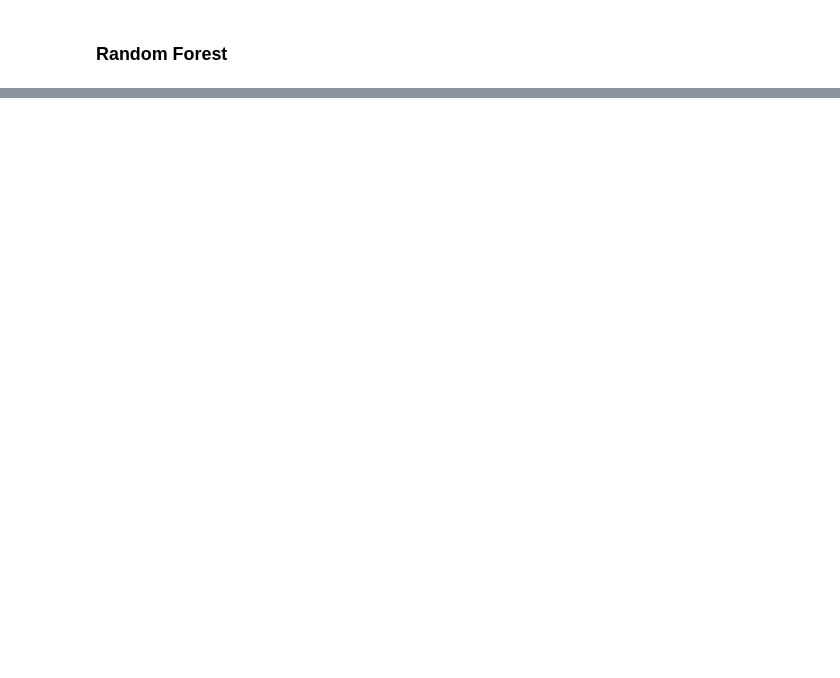
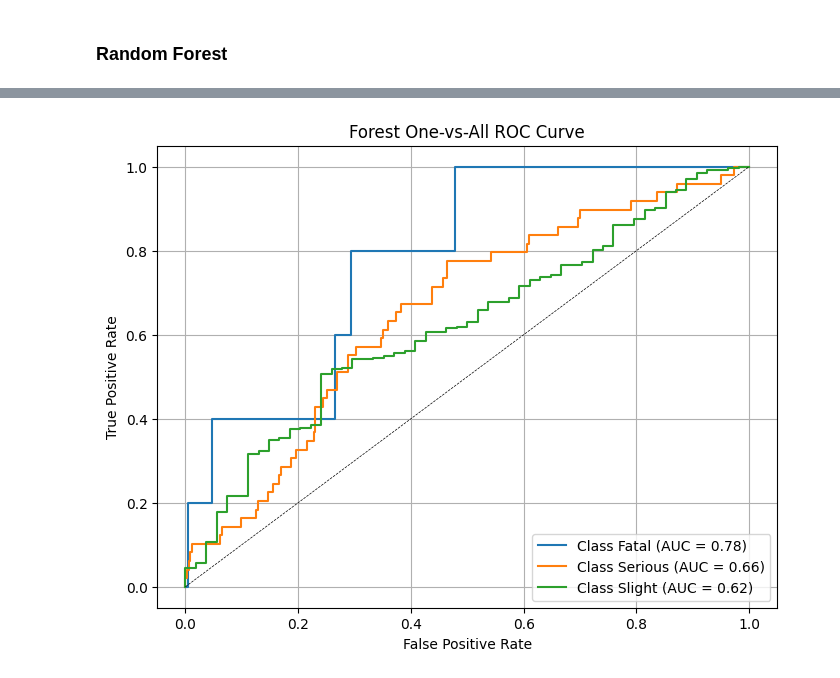
Before and after one commit to pyrocze/trafic_data_analysis, a Jupyter notebook: analysis.ipynb, the cells around one changed output, grey strips where cells are left out. Drawn from its saved outputs; the diff is of its cells as text; code cells hidden in the pictures; blank space fills up the shorter version.

```diff
--- a/analysis.ipynb
+++ b/analysis.ipynb
@@ -459,2 +552,6 @@ search_acc_forest.score(X_test_transformed, y_test)
+# %%
+show_ova_roc(search_acc_forest, X_test_transformed, y_test, label_encoder.classes_, "Forest")
+# %% [output]
+[figure, added]
 # %% [markdown]
 ### Conclusion
```
Also changed, not shown: parts of 21 cells of this notebook.
